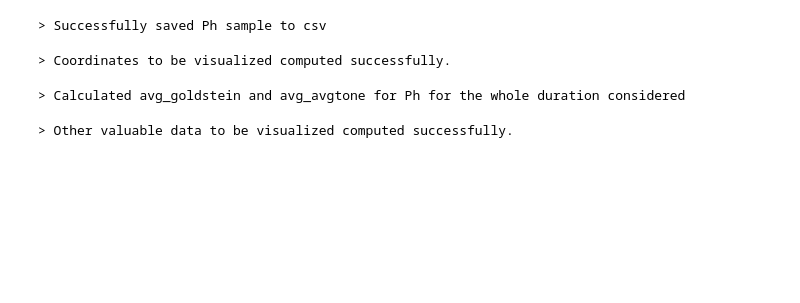
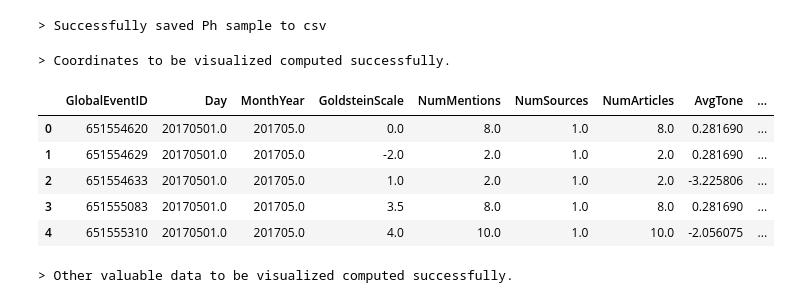
Before and after one commit to PrinceJavier/gdelt_analysis, a Jupyter notebook: GDELT_analysis.ipynb, the cells around one changed output. Drawn from its saved outputs; the diff is of its cells as text; code cells hidden in the pictures; blank space fills up the shorter version.

```diff
--- a/GDELT_analysis.ipynb
+++ b/GDELT_analysis.ipynb
@@ -518,12 +511,14 @@ x2 = df_ph['Actor1Geo_Long']
 print("> Coordinates to be visualized computed successfully.")
 # %% [output]
 > Coordinates to be visualized computed successfully.
-# %%
-# Get the average values per country for the whole scope of date
-df_ph['avg_goldstein'] = df_ph['goldstein * num_mentions'] / df_ph['NumMentions']
-df_ph['avg_avgtone'] = df_ph['avgtone * num_mentions'] / df_ph['NumMentions']
-print("> Calculated avg_goldstein and avg_avgtone for Ph for the whole duration considered")
-# %% [output]
-> Calculated avg_goldstein and avg_avgtone for Ph for the whole duration considered
+# %%
+df_ph.head()
+# %% [output]
+|  | GlobalEventID | Day | MonthYear | GoldsteinScale | NumMentions | NumSources | NumArticles | AvgTone | ... |
+| 0 | 651554620 | 20170501.0 | 201705.0 | 0.0 | 8.0 | 1.0 | 8.0 | 0.281690 | ... |
+| 1 | 651554629 | 20170501.0 | 201705.0 | -2.0 | 2.0 | 1.0 | 2.0 | 0.281690 | ... |
+| 2 | 651554633 | 20170501.0 | 201705.0 | 1.0 | 2.0 | 1.0 | 2.0 | -3.225806 | ... |
+| 3 | 651555083 | 20170501.0 | 201705.0 | 3.5 | 8.0 | 1.0 | 8.0 | 0.281690 | ... |
+| 4 | 651555310 | 20170501.0 | 201705.0 | 4.0 | 10.0 | 1.0 | 10.0 | -2.056075 | ... |
 # %%
 # Get goldstein and avgtone values
```
Also changed, not shown: parts of 6 cells of this notebook, 3 other files.
